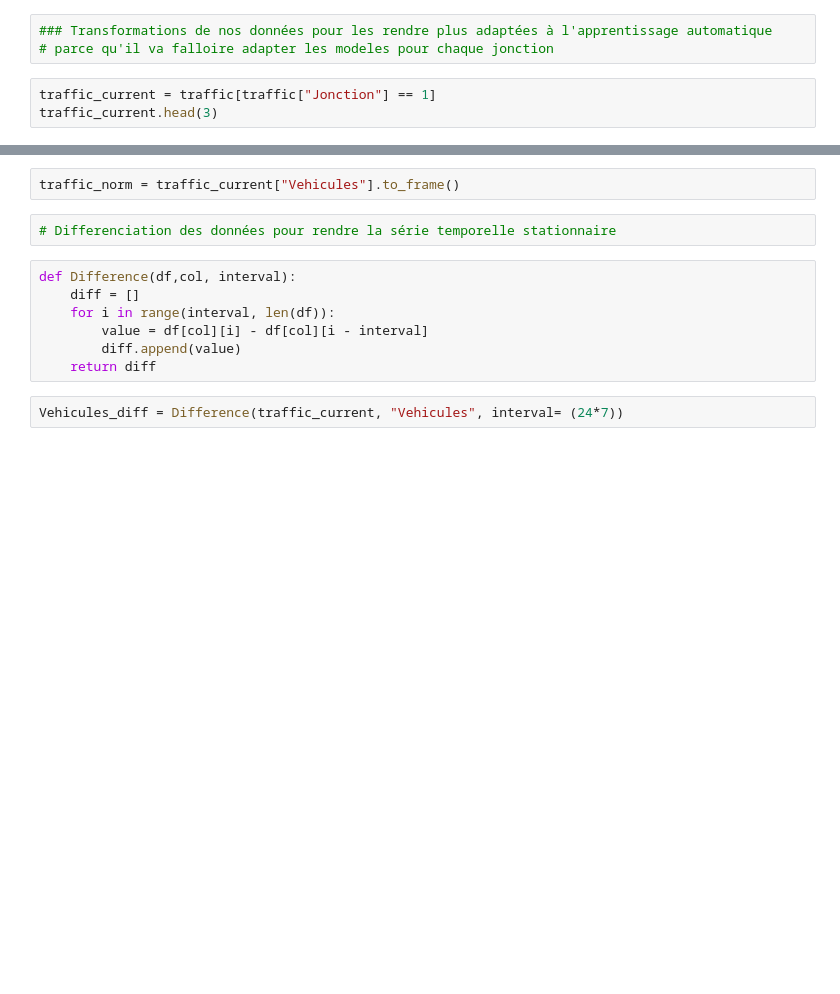
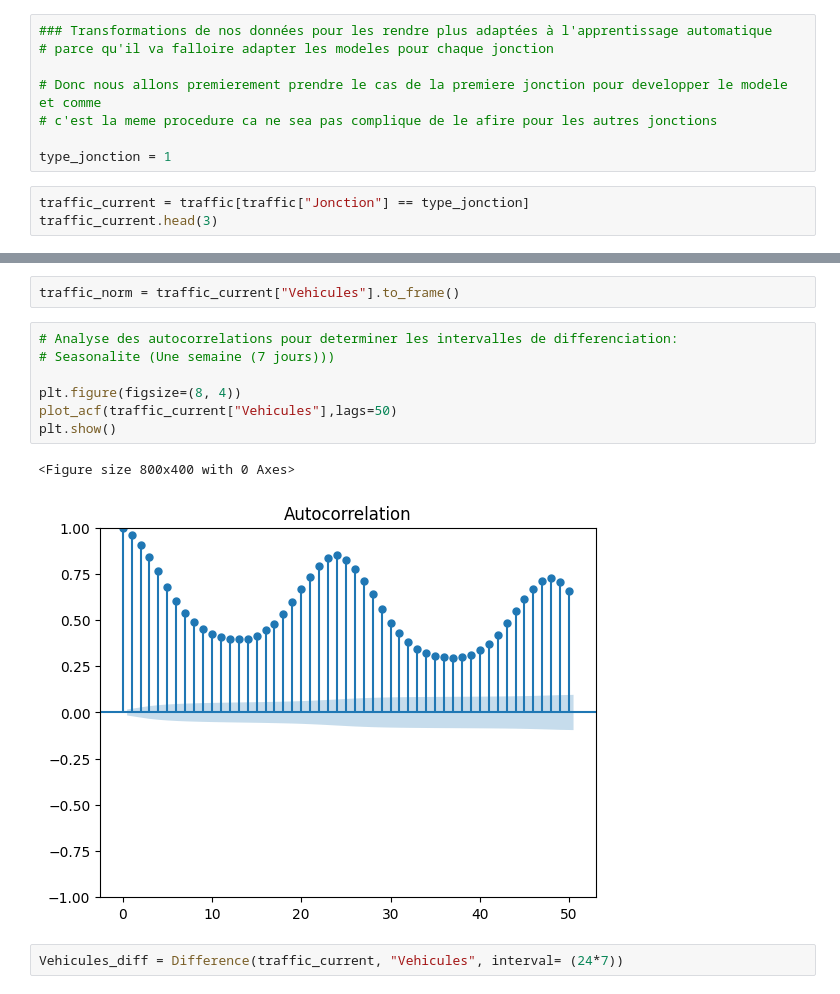
Before and after one commit to Katchoou/Estimation-du-traffic-routier---ATUT2025, a Jupyter notebook: notebook.ipynb, the cells around one changed output, grey strips where cells are left out. Saved outputs shown, nothing was run; the diff lists cells and outputs as text; blank space fills up the shorter version.

```diff
--- a/notebook.ipynb
+++ b/notebook.ipynb
@@ -179,8 +171,13 @@ plt.show()
 # %%
 ### Transformations de nos données pour les rendre plus adaptées à l'apprentissage automatique
 # parce qu'il va falloire adapter les modeles pour chaque jonction
+
+# Donc nous allons premierement prendre le cas de la premiere jonction pour developper le modele et comme
+# c'est la meme procedure ca ne sea pas complique de le afire pour les autres jonctions
+
+type_jonction = 1
 # %%
-traffic_current = traffic[traffic["Jonction"] == 1]
+traffic_current = traffic[traffic["Jonction"] == type_jonction]
 traffic_current.head(3)
 # %% [output]
 |  | DateHeure | Jonction | Vehicules | Annee | Mois | Jour | Heure |
@@ -209,15 +214,16 @@ traffic_current.head(2)
 | 1 | 2015-11-01 01:00:00 | 1 | -1.393147 | 2015 | 11 | 1 | 1 |
 # %%
 traffic_norm = traffic_current["Vehicules"].to_frame()
-# %%
-# Differenciation des données pour rendre la série temporelle stationnaire
-# %%
-def Difference(df,col, interval):
-    diff = []
-    for i in range(interval, len(df)):
-        value = df[col][i] - df[col][i - interval]
-        diff.append(value)
-    return diff
+# %%
+# Analyse des autocorrelations pour determiner les intervalles de differenciation:
+# Seasonalite (Une semaine (7 jours)))
+
+plt.figure(figsize=(8, 4))
+plot_acf(traffic_current["Vehicules"],lags=50)
+plt.show()
+# %% [output]
+<Figure size 800x400 with 0 Axes>
+[figure, added]
 # %%
 Vehicules_diff = Difference(traffic_current, "Vehicules", interval= (24*7))
 # %%
```
Also changed, not shown: parts of 26 cells of this notebook.
